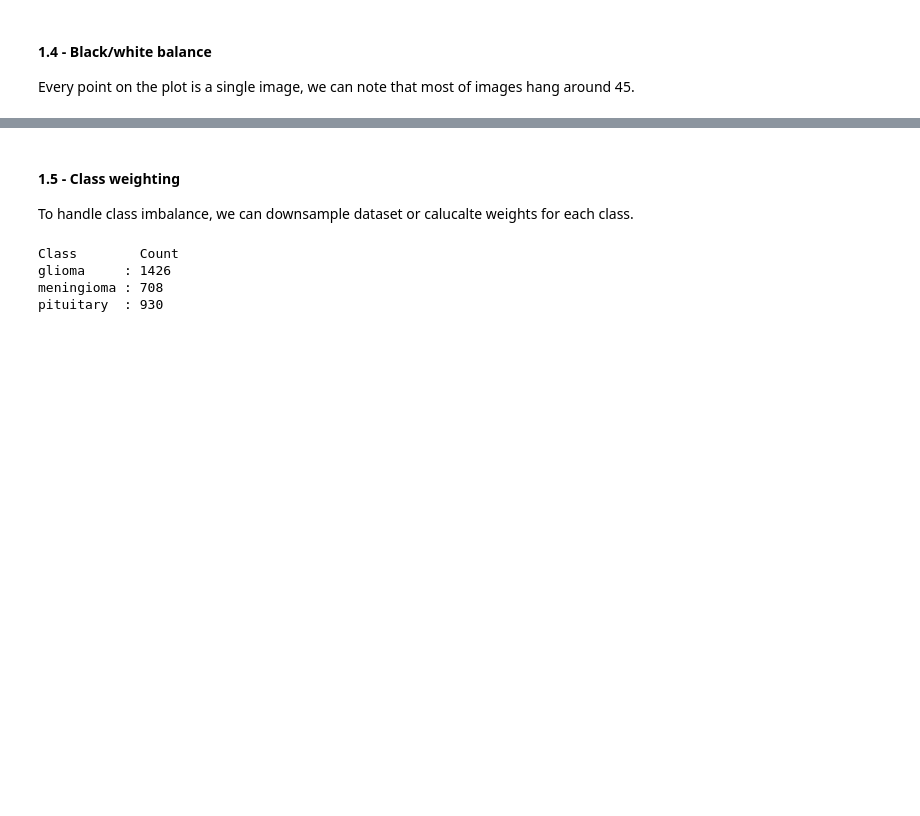
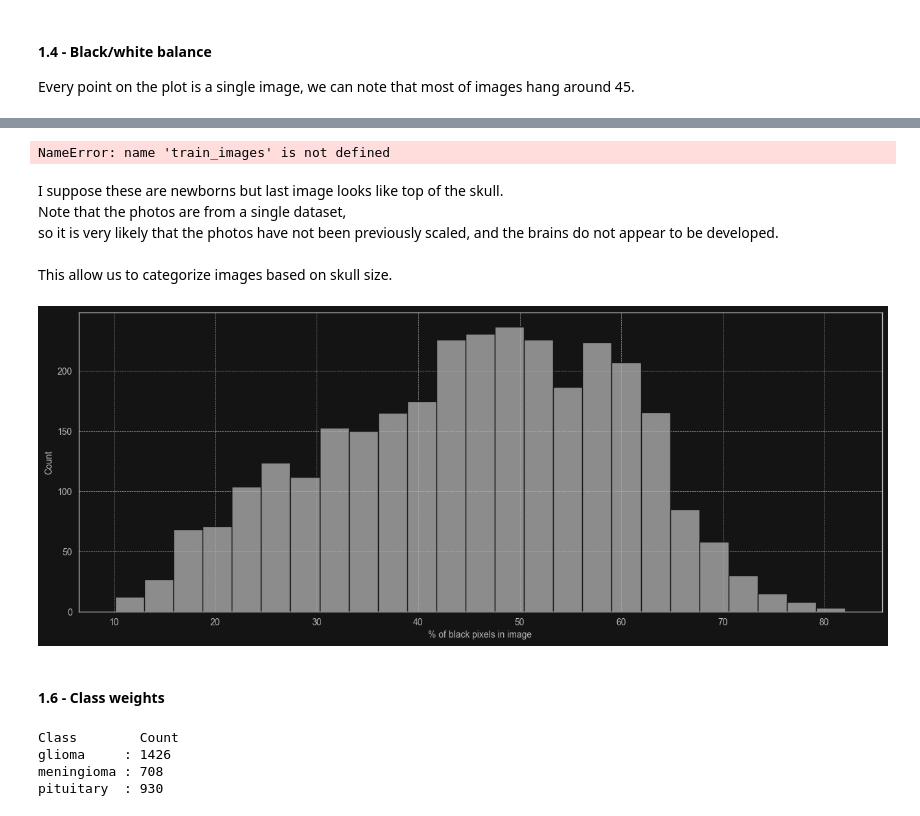
Before and after one commit to gracjan-p/brain-tumors, a Jupyter notebook: brain-tumors-analysis.ipynb, the cells around one changed output, grey strips where cells are left out. Cells and saved outputs as stored; diff of their text form; code cells hidden in the pictures; blank space fills up the shorter version.

```diff
--- a/brain-tumors-analysis.ipynb
+++ b/brain-tumors-analysis.ipynb
@@ -220,6 +249,48 @@ plt.tight_layout()
+# %%
+threshold = 10
+percentage = 75
+
+all_images = np.concatenate([train_images, val_images, test_images], axis=0)
+dataset_black_pixels =[]
+
+fig, axes = plt.subplots(nrows=3, ncols=6, figsize=(24, 12))
+axes = axes.flatten()
+
+small_skull = 0
+i = 0
+for img in all_images:
+    n_black_pixels = np.sum(img <= threshold)
+    percentage_black_pixels = (n_black_pixels / (256*256)) * 100
+    dataset_black_pixels.append(percentage_black_pixels)
+
+    if percentage_black_pixels > percentage:
+        if i < 18:
+            small_skull += 1
+            axes[i].set_title(f"black pixels: {round(percentage_black_pixels, 2)} %")
+            axes[i].set_axis_off()
+            axes[i].imshow(img, cmap='gray')
+            i += 1
+
+print(f"There are {small_skull} image/s with background filling more than {percentage}%")
+plt.tight_layout()
+# %% [output]
+NameError: name 'train_images' is not defined
+# %% [markdown]
+I suppose these are newborns but last image looks like top of the skull. <br>
+Note that the photos are from a single dataset, <br>
+so it is very likely that the photos have not been previously scaled, and the brains do not appear to be developed.
+<br><br>
+This allow us to categorize images based on skull size.
+# %%
+plt.figure(figsize=(16, 6))
+
+sb.histplot(data=dataset_black_pixels, color=WHITE_MID, linewidth=1, edgecolor=GREY_DARK)
+plt.xlabel('% of black pixels in image')
+plt.show()
+# %% [output]
+[figure, added]
 # %% [markdown]
-#### 1.5 - Class weighting
-To handle class imbalance, we can downsample dataset or calucalte weights for each class.
+#### 1.6 - Class weights
 # %%
 files_per_label = lambda folder: os.listdir(os.path.join(data_path, folder))
 
```
Also changed, not shown: parts of 43 cells of this notebook, 3 other files.
